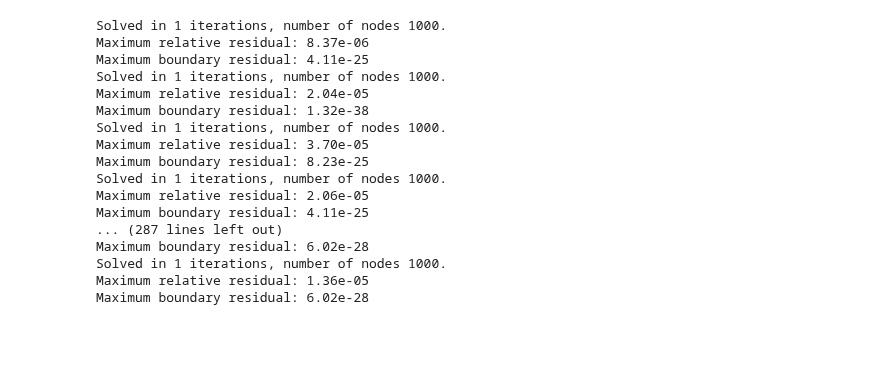
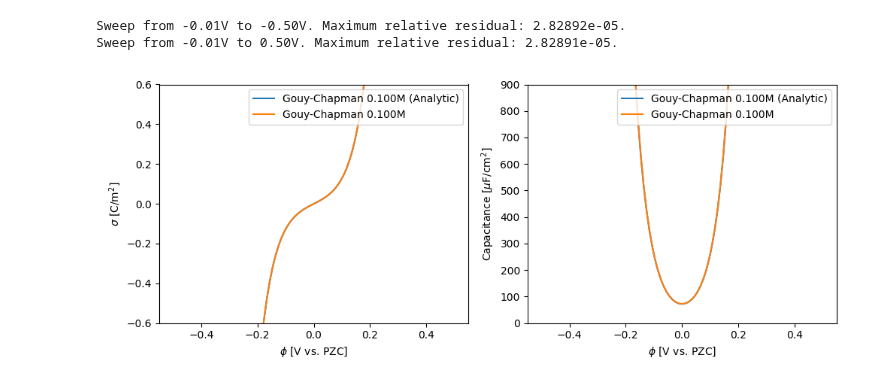
Before and after one commit to lucasdekam/frumkin, a Jupyter notebook: potential_sweeps.ipynb, the cells around one changed output. Drawn from its saved outputs; the diff is of its cells as text; code cells hidden in the pictures; blank space fills up the shorter version.

```diff
--- a/potential_sweeps.ipynb
+++ b/potential_sweeps.ipynb
@@ -17,21 +13,12 @@ borukhov_asol = sweep.borukhov(ion_concentration_molar, ion_diameter_m, potentia
 # %%
-gc = models.GouyChapman(ion_concentration_molar)
-gc_nsol = sweep.numerical(gc, potentials, tol=1e-3)
+gc = edl.GouyChapman(ion_concentration_molar)
+gc_nsol = gc.sweep(potentials, tol=1e-3)
+gc_asol = gc.analytical_sweep(potentials)
+
+fig, ax = plotting.plot_potential_sweep([gc_asol, gc_nsol])
+ax[1].set_ylim([0, 900])
+plt.show()
 # %% [output]
-Solved in 1 iterations, number of nodes 1000.
-Maximum relative residual: 8.37e-06
-Maximum boundary residual: 4.11e-25
-Solved in 1 iterations, number of nodes 1000.
-Maximum relative residual: 2.04e-05
-Maximum boundary residual: 1.32e-38
-Solved in 1 iterations, number of nodes 1000.
-Maximum relative residual: 3.70e-05
-Maximum boundary residual: 8.23e-25
-Solved in 1 iterations, number of nodes 1000.
-Maximum relative residual: 2.06e-05
-Maximum boundary residual: 4.11e-25
-... (287 lines left out)
-Maximum boundary residual: 6.02e-28
-Solved in 1 iterations, number of nodes 1000.
-Maximum relative residual: 1.36e-05
-Maximum boundary residual: 6.02e-28
+Sweep from -0.01V to -0.50V. Maximum relative residual: 2.82892e-05.
+Sweep from -0.01V to 0.50V. Maximum relative residual: 2.82891e-05.
+[figure, added]
```
Also changed, not shown: parts of 8 cells of this notebook, 10 other files.
